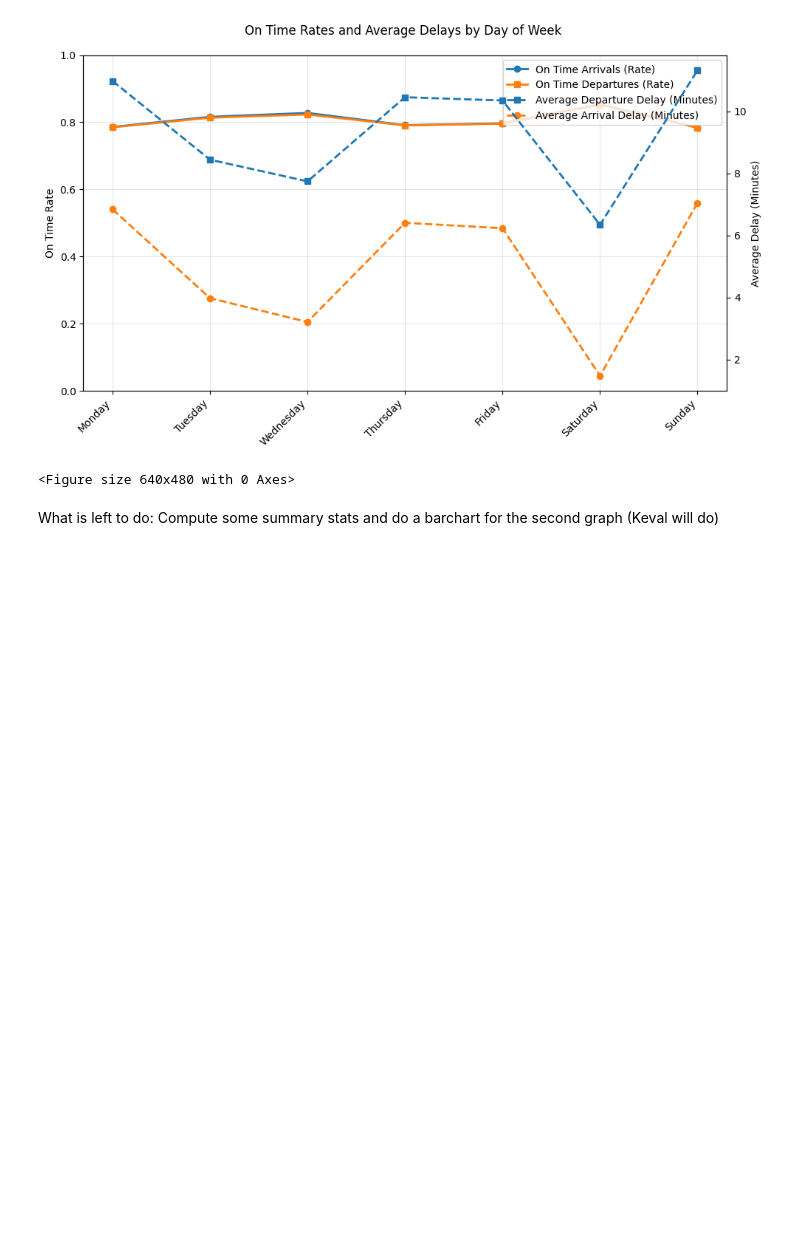
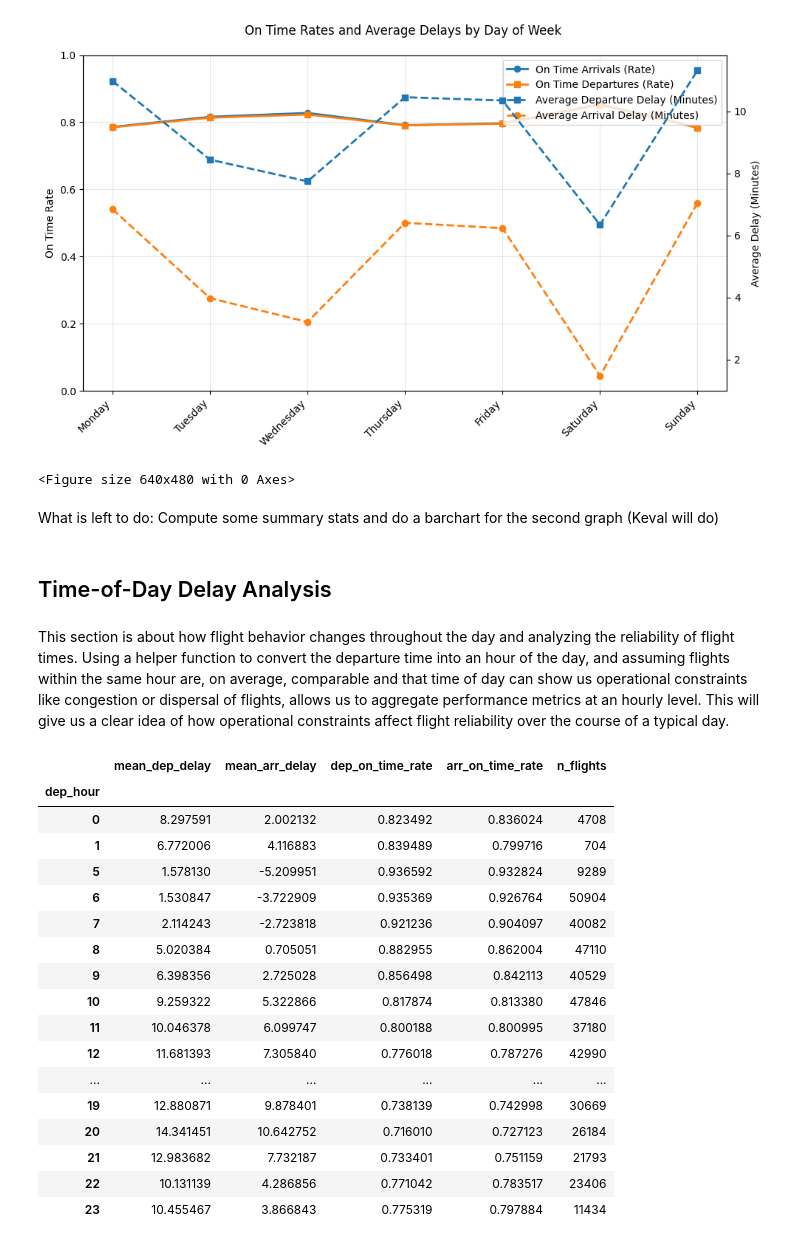
Before and after one commit to UCB-stat-159-f25/final-group21, a Jupyter notebook: months_days.ipynb, the cells around one changed output. Saved outputs shown, nothing was run; the diff lists cells and outputs as text; code cells hidden in the pictures; blank space fills up the shorter version.

```diff
--- a/months_days.ipynb
+++ b/months_days.ipynb
@@ -315,3 +315,44 @@ plt.savefig("figures/delays_by_dow.png", dpi=300, bbox_inches="tight")
 <Figure size 640x480 with 0 Axes>
 # %% [markdown]
 What is left to do: Compute some summary stats and do a barchart for the second graph (Keval will do)
+# %% [markdown]
+## Time-of-Day Delay Analysis
+# %% [markdown]
+This section is about how flight behavior changes throughout the day and analyzing the reliability of flight times. Using a helper function to convert the departure time into an hour of the day, and assuming flights within the same hour are, on average, comparable and that time of day can show us operational constraints like congestion or dispersal of flights, allows us to aggregate performance metrics at an hourly level. This will give us a clear idea of how operational constraints affect flight reliability over the course of a typical day.
+# %%
+#Tome-of-day delay analysis (using scheduled departure hour)
+
+time_col = "SCHEDULED_DEPARTURE"
+
+#Convert departure time (HHMM) into hour of day (0-23)
+flights["dep_hour"] = flights[time_col].apply(hhmm_to_hour)
+
+#Drop missing values in table
+flights_hour = flights.dropna(subset=["dep_hour"]).copy()
+flights_hour["dep_hour"] = flights_hour["dep_hour"].astype(int)
+
+#add in performance metric by hour of day
+summary_performance_by_hour = (
+    group_data_reliability(flights_hour, "dep_hour").sort_index()
+)
+
+summary_performance_by_hour
+# %% [output]
+|  | mean_dep_delay | mean_arr_delay | dep_on_time_rate | arr_on_time_rate | n_flights |
+| dep_hour |  |  |  |  |  |
+| 0 | 8.297591 | 2.002132 | 0.823492 | 0.836024 | 4708 |
+| 1 | 6.772006 | 4.116883 | 0.839489 | 0.799716 | 704 |
+| 5 | 1.578130 | -5.209951 | 0.936592 | 0.932824 | 9289 |
+| 6 | 1.530847 | -3.722909 | 0.935369 | 0.926764 | 50904 |
+| 7 | 2.114243 | -2.723818 | 0.921236 | 0.904097 | 40082 |
+| 8 | 5.020384 | 0.705051 | 0.882955 | 0.862004 | 47110 |
+| 9 | 6.398356 | 2.725028 | 0.856498 | 0.842113 | 40529 |
+| 10 | 9.259322 | 5.322866 | 0.817874 | 0.813380 | 47846 |
+| 11 | 10.046378 | 6.099747 | 0.800188 | 0.800995 | 37180 |
+| 12 | 11.681393 | 7.305840 | 0.776018 | 0.787276 | 42990 |
+| ... | ... | ... | ... | ... | ... |
+| 19 | 12.880871 | 9.878401 | 0.738139 | 0.742998 | 30669 |
+| 20 | 14.341451 | 10.642752 | 0.716010 | 0.727123 | 26184 |
+| 21 | 12.983682 | 7.732187 | 0.733401 | 0.751159 | 21793 |
+| 22 | 10.131139 | 4.286856 | 0.771042 | 0.783517 | 23406 |
+| 23 | 10.455467 | 3.866843 | 0.775319 | 0.797884 | 11434 |
```
Also changed, not shown: parts of 3 cells of this notebook, 3 other files.
